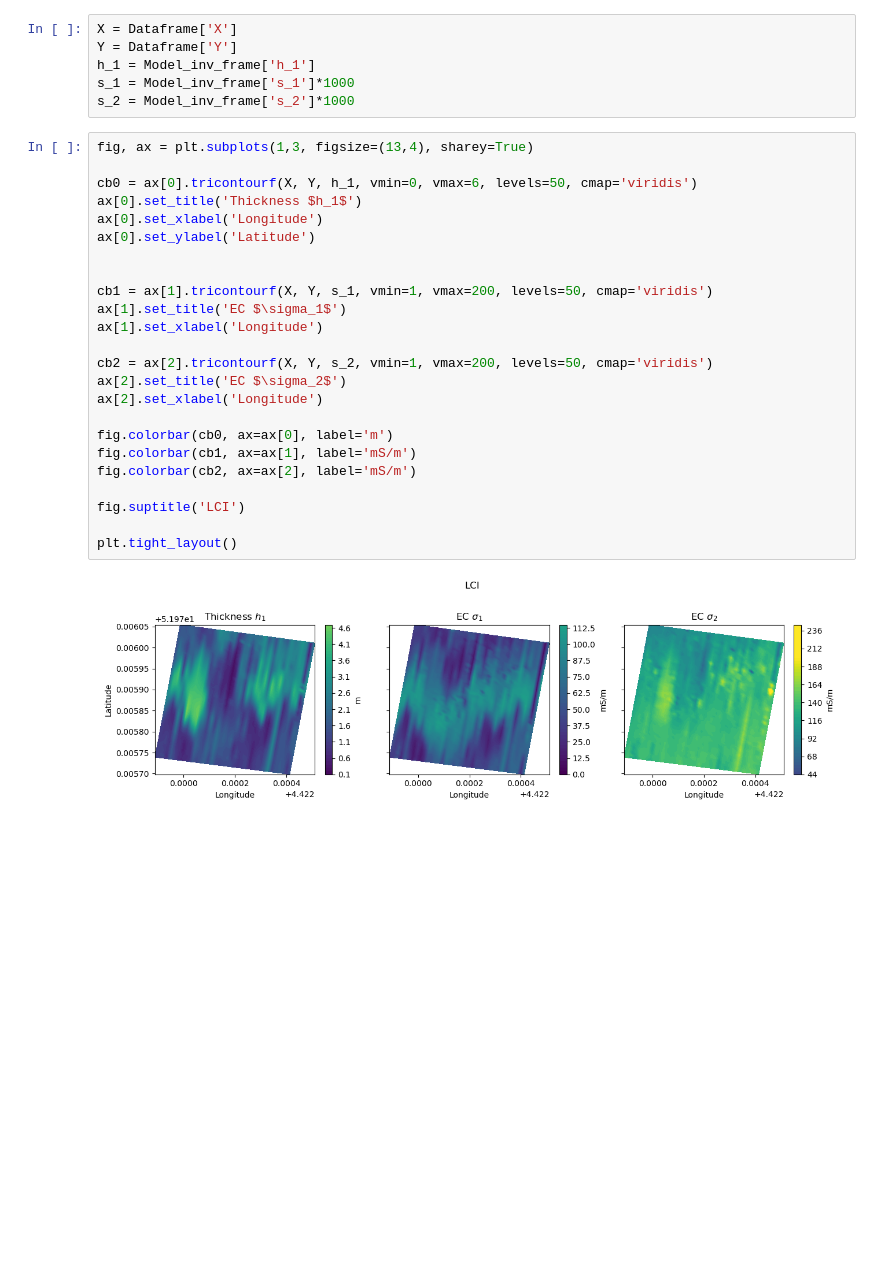
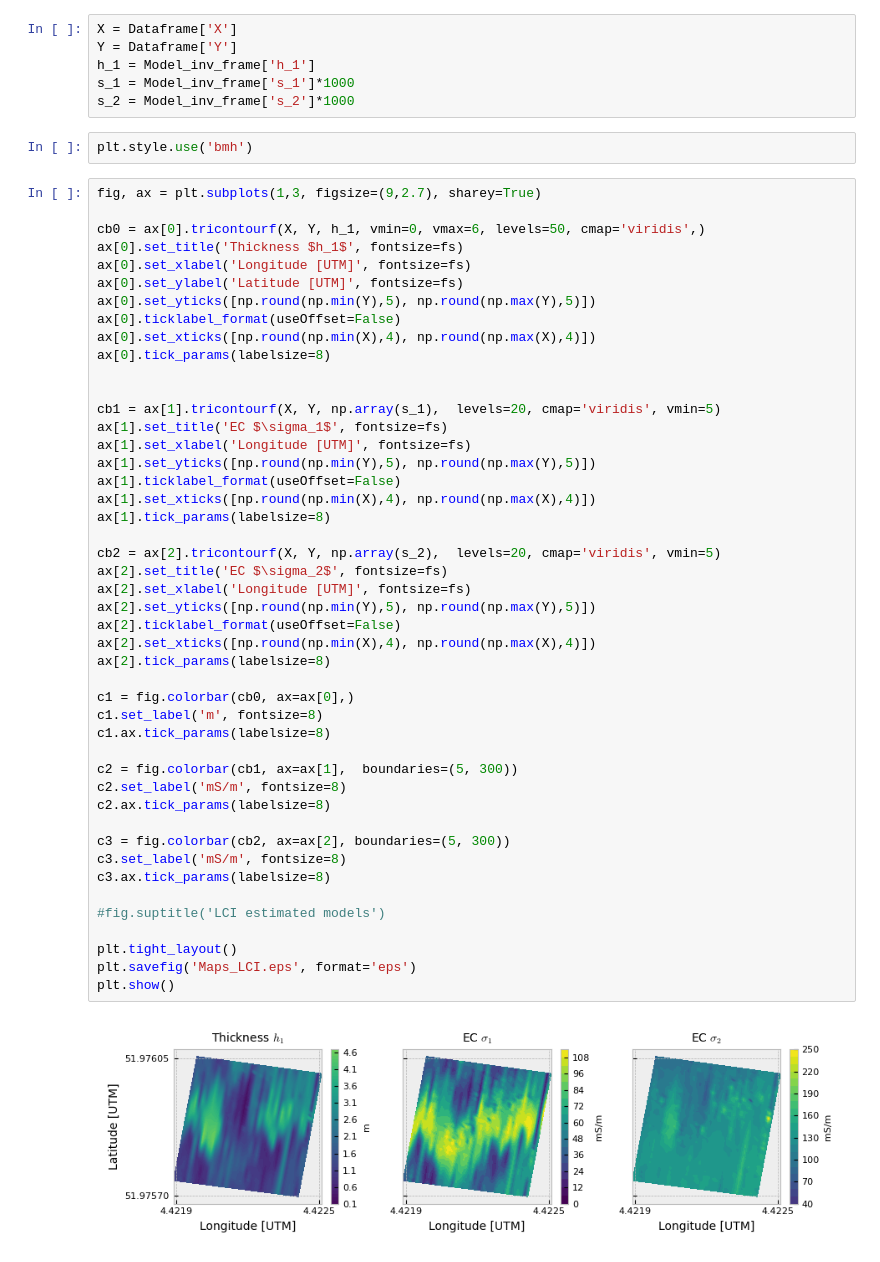
Before and after one commit to mariacarrizo/FDEM_LCI_PWI, a Jupyter notebook: Field/15_LCI_Field.ipynb, the cells around one changed output. Drawn from its saved outputs; the diff is of its cells as text; blank space fills up the shorter version.

Commit message:
improved jupy notebooks figures

```diff
--- a/Field/15_LCI_Field.ipynb
+++ b/Field/15_LCI_Field.ipynb
@@ -152,29 +172,53 @@ Y = Dataframe['Y']
 h_1 = Model_inv_frame['h_1']
 s_1 = Model_inv_frame['s_1']*1000
 s_2 = Model_inv_frame['s_2']*1000
+# %%
+plt.style.use('bmh')
 # %%
-fig, ax = plt.subplots(1,3, figsize=(13,4), sharey=True)
+fig, ax = plt.subplots(1,3, figsize=(9,2.7), sharey=True)
 
-cb0 = ax[0].tricontourf(X, Y, h_1, vmin=0, vmax=6, levels=50, cmap='viridis')
-ax[0].set_title('Thickness $h_1$')
-ax[0].set_xlabel('Longitude')
-ax[0].set_ylabel('Latitude')
+cb0 = ax[0].tricontourf(X, Y, h_1, vmin=0, vmax=6, levels=50, cmap='viridis',)
+ax[0].set_title('Thickness $h_1$', fontsize=fs)
+ax[0].set_xlabel('Longitude [UTM]', fontsize=fs)
+ax[0].set_ylabel('Latitude [UTM]', fontsize=fs)
+ax[0].set_yticks([np.round(np.min(Y),5), np.round(np.max(Y),5)])
+ax[0].ticklabel_format(useOffset=False)
+ax[0].set_xticks([np.round(np.min(X),4), np.round(np.max(X),4)])
+ax[0].tick_params(labelsize=8)
 
 
-cb1 = ax[1].tricontourf(X, Y, s_1, vmin=1, vmax=200, levels=50, cmap='viridis')
-ax[1].set_title('EC $\sigma_1$')
-ax[1].set_xlabel('Longitude')
+cb1 = ax[1].tricontourf(X, Y, np.array(s_1),  levels=20, cmap='viridis', vmin=5)
+ax[1].set_title('EC $\sigma_1$', fontsize=fs)
+ax[1].set_xlabel('Longitude [UTM]', fontsize=fs)
+ax[1].set_yticks([np.round(np.min(Y),5), np.round(np.max(Y),5)])
+ax[1].ticklabel_format(useOffset=False)
+ax[1].set_xticks([np.round(np.min(X),4), np.round(np.max(X),4)])
+ax[1].tick_params(labelsize=8)
 
-cb2 = ax[2].tricontourf(X, Y, s_2, vmin=1, vmax=200, levels=50, cmap='viridis')
-ax[2].set_title('EC $\sigma_2$')
-ax[2].set_xlabel('Longitude')
+cb2 = ax[2].tricontourf(X, Y, np.array(s_2),  levels=20, cmap='viridis', vmin=5)
+ax[2].set_title('EC $\sigma_2$', fontsize=fs)
+ax[2].set_xlabel('Longitude [UTM]', fontsize=fs)
+ax[2].set_yticks([np.round(np.min(Y),5), np.round(np.max(Y),5)])
+ax[2].ticklabel_format(useOffset=False)
+ax[2].set_xticks([np.round(np.min(X),4), np.round(np.max(X),4)])
+ax[2].tick_params(labelsize=8)
 
-fig.colorbar(cb0, ax=ax[0], label='m')
-fig.colorbar(cb1, ax=ax[1], label='mS/m')
-fig.colorbar(cb2, ax=ax[2], label='mS/m')
+c1 = fig.colorbar(cb0, ax=ax[0],)
+c1.set_label('m', fontsize=8)
+c1.ax.tick_params(labelsize=8)
 
-fig.suptitle('LCI')
+c2 = fig.colorbar(cb1, ax=ax[1],  boundaries=(5, 300))
+c2.set_label('mS/m', fontsize=8)
+c2.ax.tick_params(labelsize=8)
+
+c3 = fig.colorbar(cb2, ax=ax[2], boundaries=(5, 300))
+c3.set_label('mS/m', fontsize=8)
+c3.ax.tick_params(labelsize=8)
+
+#fig.suptitle('LCI estimated models')
 
 plt.tight_layout()
+plt.savefig('Maps_LCI.eps', format='eps')
+plt.show()
 # %% [output]
-[figure, old version]
+[figure, new version]
```
Also changed, not shown: parts of 13 cells of this notebook, 1 other file.
